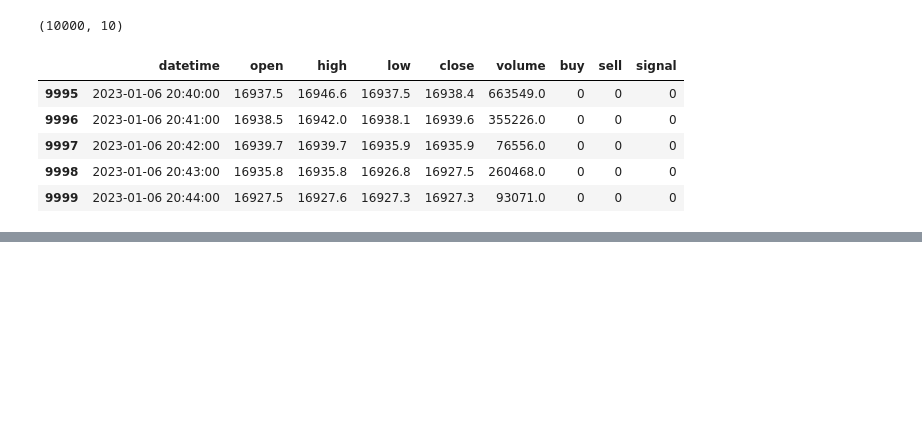
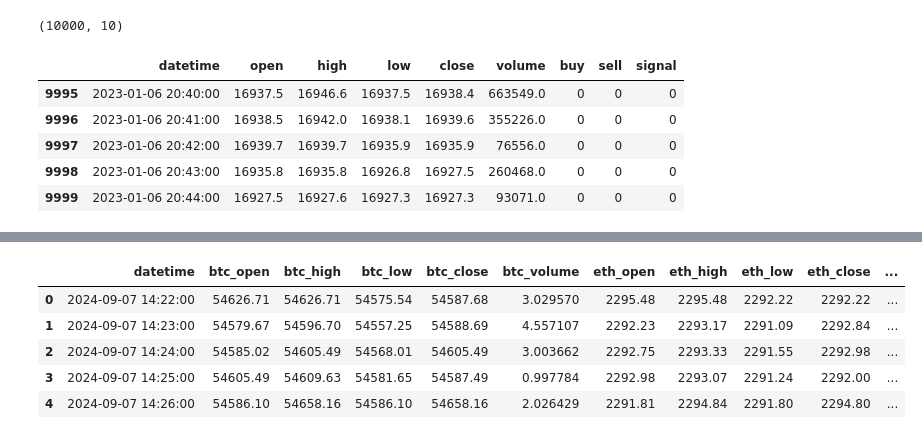
Before and after one commit to VaheC/PonyGE2, a Jupyter notebook: test.ipynb, the cells around one changed output, grey strips where cells are left out. Saved outputs shown, nothing was run; the diff lists cells and outputs as text; code cells hidden in the pictures; blank space fills up the shorter version.

```diff
--- a/test.ipynb
+++ b/test.ipynb
@@ -1945,0 +1948,18 @@ df.tail()
+# %%
+df_btc = pd.read_csv(Path(r'C:/\Users/\vchar/\OneDrive/\Desktop/\ML Projects/\Upwork/\AlgoT_ML_Dev/\GrammarEvolution/\PonyGE2/\datasets/\BTC-1m.csv'))
+# df_btc = pd.read_csv('/kaggle/input/btcusd-test/BTCUSD_ohlcv.csv')
+df_btc['datetime'] = pd.to_datetime(df_btc['datetime'])
+df_btc = df_btc.iloc[-10000:]
+df_btc.sort_values('datetime', ascending=True, inplace=True)
+df_btc.reset_index(inplace=True, drop=True)
+df_btc.rename(
+    columns={
+        'open': 'btc_open',
+        'close': 'btc_close',
+        'low': 'btc_low',
+        'high': 'btc_high',
+        'volume': 'btc_volume'
+    },
+    inplace=True
+)
+df_btc.head()
@@ -1945,0 +1982,18 @@ df.tail()
+# %%
+df_eth = pd.read_csv(Path(r'C:/\Users/\vchar/\OneDrive/\Desktop/\ML Projects/\Upwork/\AlgoT_ML_Dev/\GrammarEvolution/\PonyGE2/\datasets/\ETH-1m.csv'))
+# df_eth = pd.read_csv('/kaggle/input/btcusd-test/BTCUSD_ohlcv.csv')
+df_eth['datetime'] = pd.to_datetime(df_eth['datetime'])
+df_eth = df_eth.iloc[-10000:]
+df_eth.sort_values('datetime', ascending=True, inplace=True)
+df_eth.reset_index(inplace=True, drop=True)
+df_eth.rename(
+    columns={
+        'open': 'eth_open',
+        'close': 'eth_close',
+        'low': 'eth_low',
+        'high': 'eth_high',
+        'volume': 'eth_volume'
+    },
+    inplace=True
+)
+df_eth.head()
@@ -1945,0 +2050,14 @@ df.tail()
+# %%
+# df_btc.set_index('datetime', inplace=True)
+# df_eth.set_index('datetime', inplace=True)
+
+df_m = pd.merge(df_btc, df_eth, on='datetime')
+df_m.sort_values('datetime', ascending=True)
+df_m.head()
+# %% [output]
+|  | datetime | btc_open | btc_high | btc_low | btc_close | btc_volume | eth_open | eth_high | eth_low | eth_close | ... |
+| 0 | 2024-09-07 14:22:00 | 54626.71 | 54626.71 | 54575.54 | 54587.68 | 3.029570 | 2295.48 | 2295.48 | 2292.22 | 2292.22 | ... |
+| 1 | 2024-09-07 14:23:00 | 54579.67 | 54596.70 | 54557.25 | 54588.69 | 4.557107 | 2292.23 | 2293.17 | 2291.09 | 2292.84 | ... |
+| 2 | 2024-09-07 14:24:00 | 54585.02 | 54605.49 | 54568.01 | 54605.49 | 3.003662 | 2292.75 | 2293.33 | 2291.55 | 2292.98 | ... |
+| 3 | 2024-09-07 14:25:00 | 54605.49 | 54609.63 | 54581.65 | 54587.49 | 0.997784 | 2292.98 | 2293.07 | 2291.24 | 2292.00 | ... |
+| 4 | 2024-09-07 14:26:00 | 54586.10 | 54658.16 | 54586.10 | 54658.16 | 2.026429 | 2291.81 | 2294.84 | 2291.80 | 2294.80 | ... |
```
Also changed, not shown: parts of 9 cells of this notebook.
